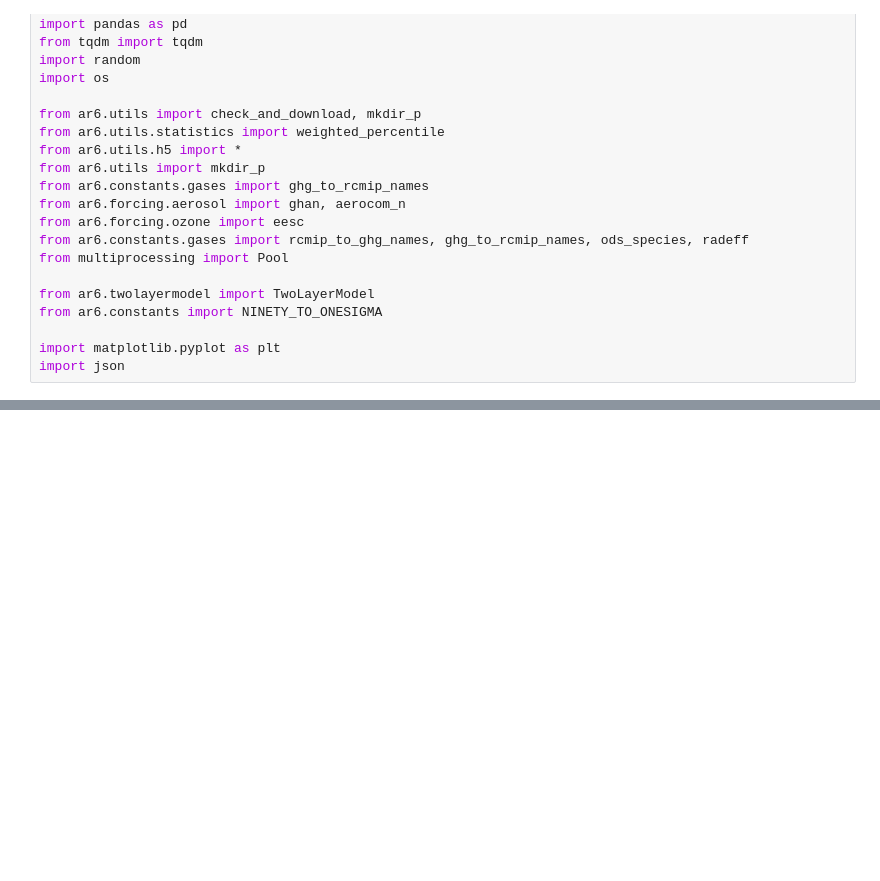
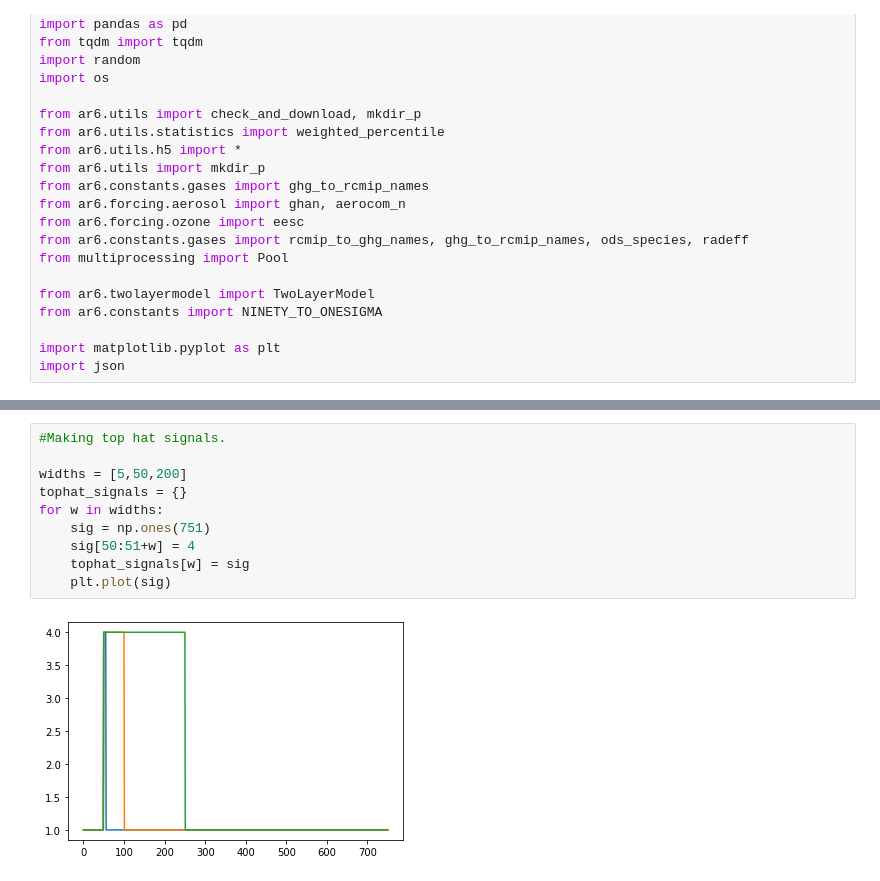
Before and after one commit to francesmcginley/ar6, a Jupyter notebook: Exploration/W6TimeLag.ipynb, the cells around one changed output, grey strips where cells are left out. Cells and saved outputs as stored; diff of their text form; blank space fills up the shorter version.

```diff
--- a/Exploration/W6TimeLag.ipynb
+++ b/Exploration/W6TimeLag.ipynb
@@ -50,0 +162,12 @@ For this we will have a wavelength of 200 years. See signal below
+# %%
+#Making top hat signals.
+
+widths = [5,50,200]
+tophat_signals = {}
+for w in widths:
+    sig = np.ones(751)
+    sig[50:51+w] = 4
+    tophat_signals[w] = sig
+    plt.plot(sig)
+# %% [output]
+[figure, added]
```
Also changed, not shown: parts of 19 cells of this notebook, 2 other files.
